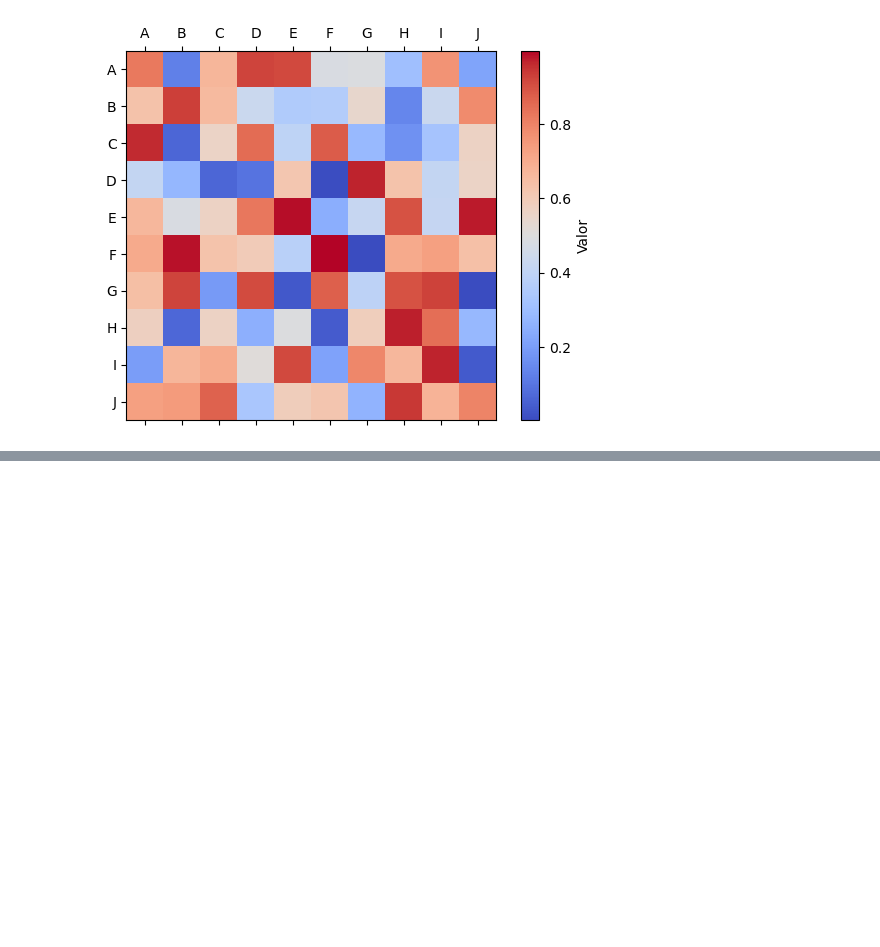
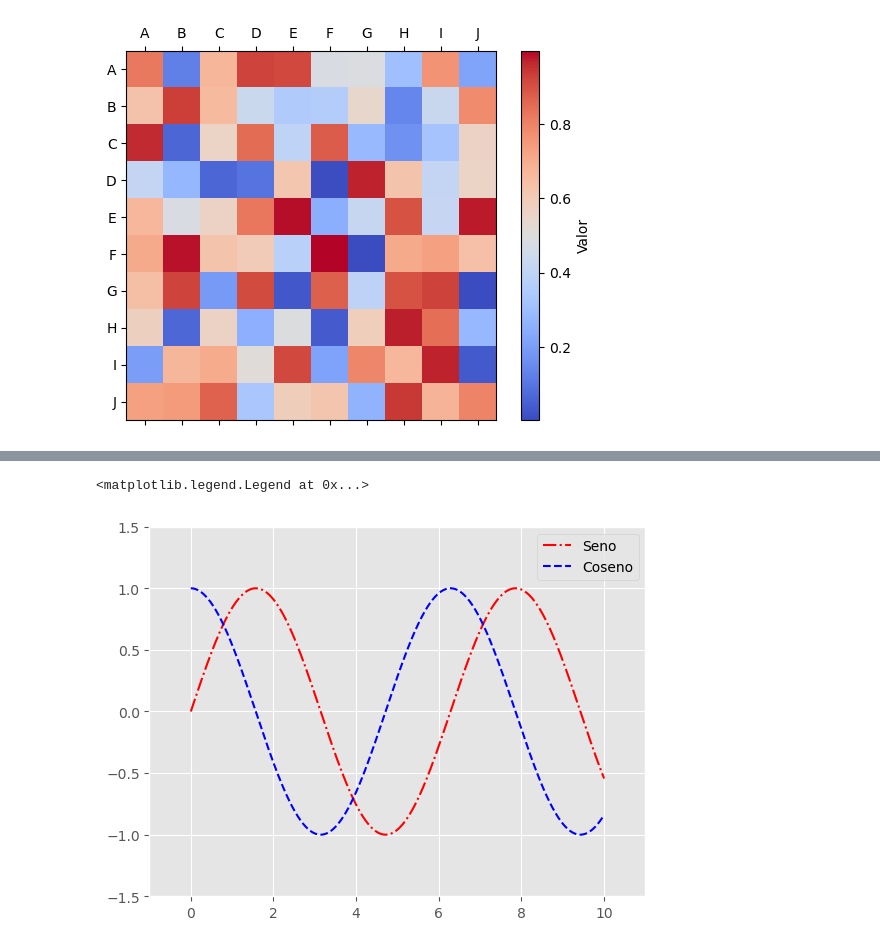
Before and after one commit to famartinezal/curso-geo, a Jupyter notebook: matplotlib.ipynb, the cells around one changed output, grey strips where cells are left out. Drawn from its saved outputs; the diff is of its cells as text; code cells hidden in the pictures; blank space fills up the shorter version.

```diff
--- a/matplotlib.ipynb
+++ b/matplotlib.ipynb
@@ -416,0 +444,10 @@ ax.set_yticklabels(labels)
+# %%
+fig, ax = plt.subplots()
+ax.set_xlim(-1, 11)
+ax.set_ylim(-1.5, 1.5)
+ax.plot(x, y1, 'r-.', label='Seno')
+ax.plot(x, y2, 'b--', label='Coseno')
+ax.legend()
+# %% [output]
+<matplotlib.legend.Legend at 0x...>
+[figure, added]
```
Also changed, not shown: parts of 14 cells of this notebook, 5 other files.
